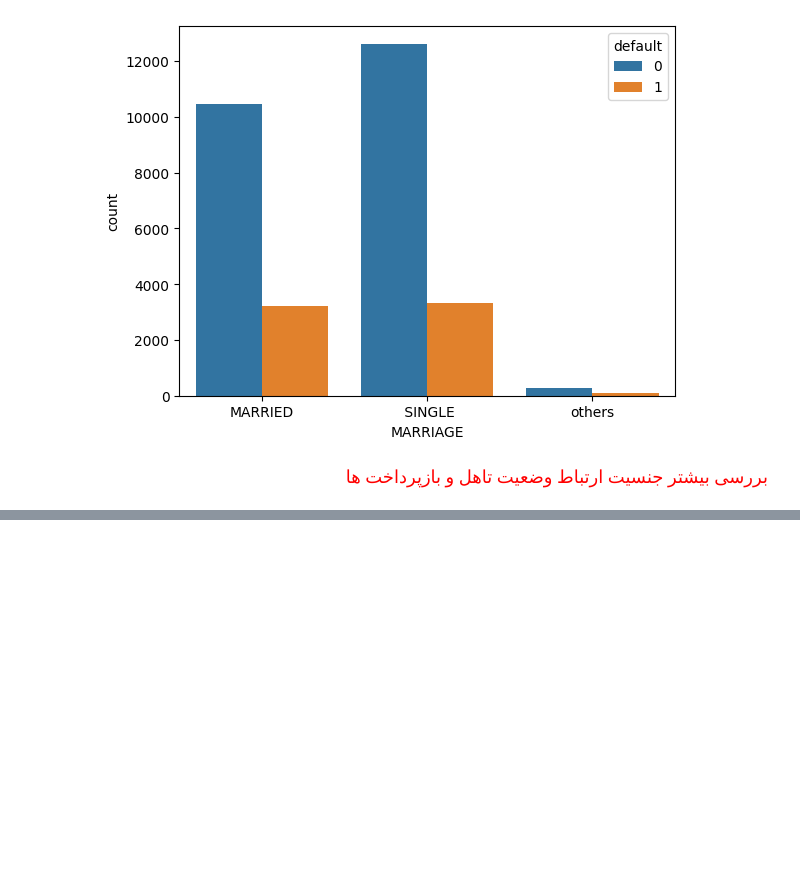
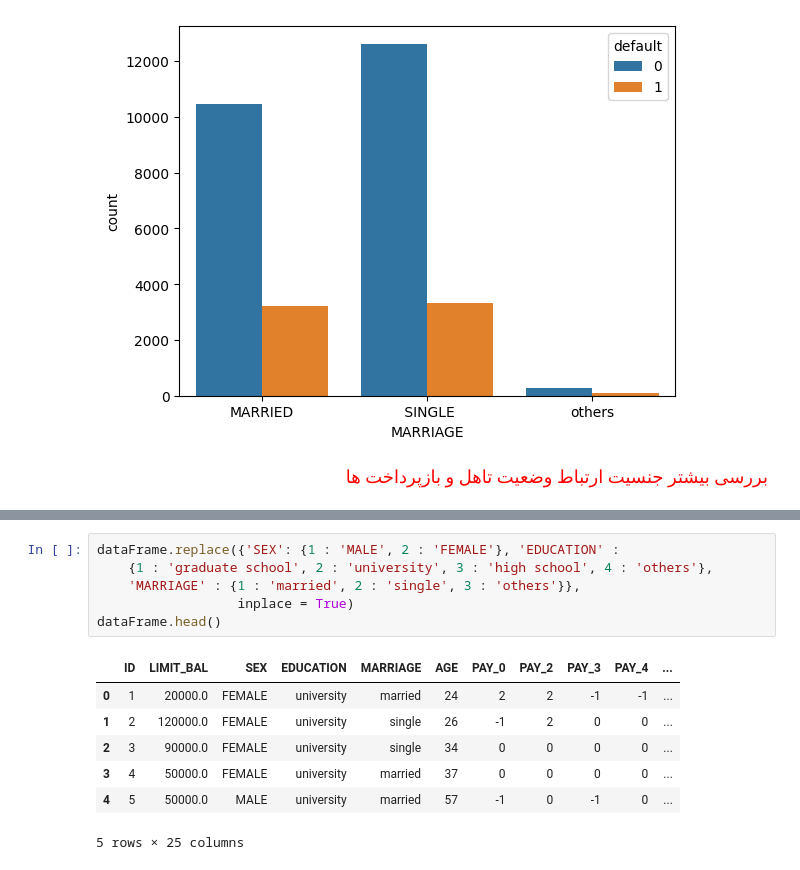
Before and after one commit to rzabhd80/credit-card-defult-detection, a Jupyter notebook: default_users.ipynb, the cells around one changed output, grey strips where cells are left out. Drawn from its saved outputs; the diff is of its cells as text; blank space fills up the shorter version.

```diff
--- a/default_users.ipynb
+++ b/default_users.ipynb
@@ -372,0 +381,14 @@ result for MARRIED FEMALE is as follows : total number = 6610, default = 1861, p
+# %%
+dataFrame.replace({'SEX': {1 : 'MALE', 2 : 'FEMALE'}, 'EDUCATION' :
+    {1 : 'graduate school', 2 : 'university', 3 : 'high school', 4 : 'others'},
+    'MARRIAGE' : {1 : 'married', 2 : 'single', 3 : 'others'}},
+                  inplace = True)
+dataFrame.head()
+# %% [output]
+|  | ID | LIMIT_BAL | SEX | EDUCATION | MARRIAGE | AGE | PAY_0 | PAY_2 | PAY_3 | PAY_4 | ... |
+| 0 | 1 | 20000.0 | FEMALE | university | married | 24 | 2 | 2 | -1 | -1 | ... |
+| 1 | 2 | 120000.0 | FEMALE | university | single | 26 | -1 | 2 | 0 | 0 | ... |
+| 2 | 3 | 90000.0 | FEMALE | university | single | 34 | 0 | 0 | 0 | 0 | ... |
+| 3 | 4 | 50000.0 | FEMALE | university | married | 37 | 0 | 0 | 0 | 0 | ... |
+| 4 | 5 | 50000.0 | MALE | university | married | 57 | -1 | 0 | -1 | 0 | ... |
+5 rows × 25 columns
```
Also changed, not shown: parts of 35 cells of this notebook, 3 other files.
